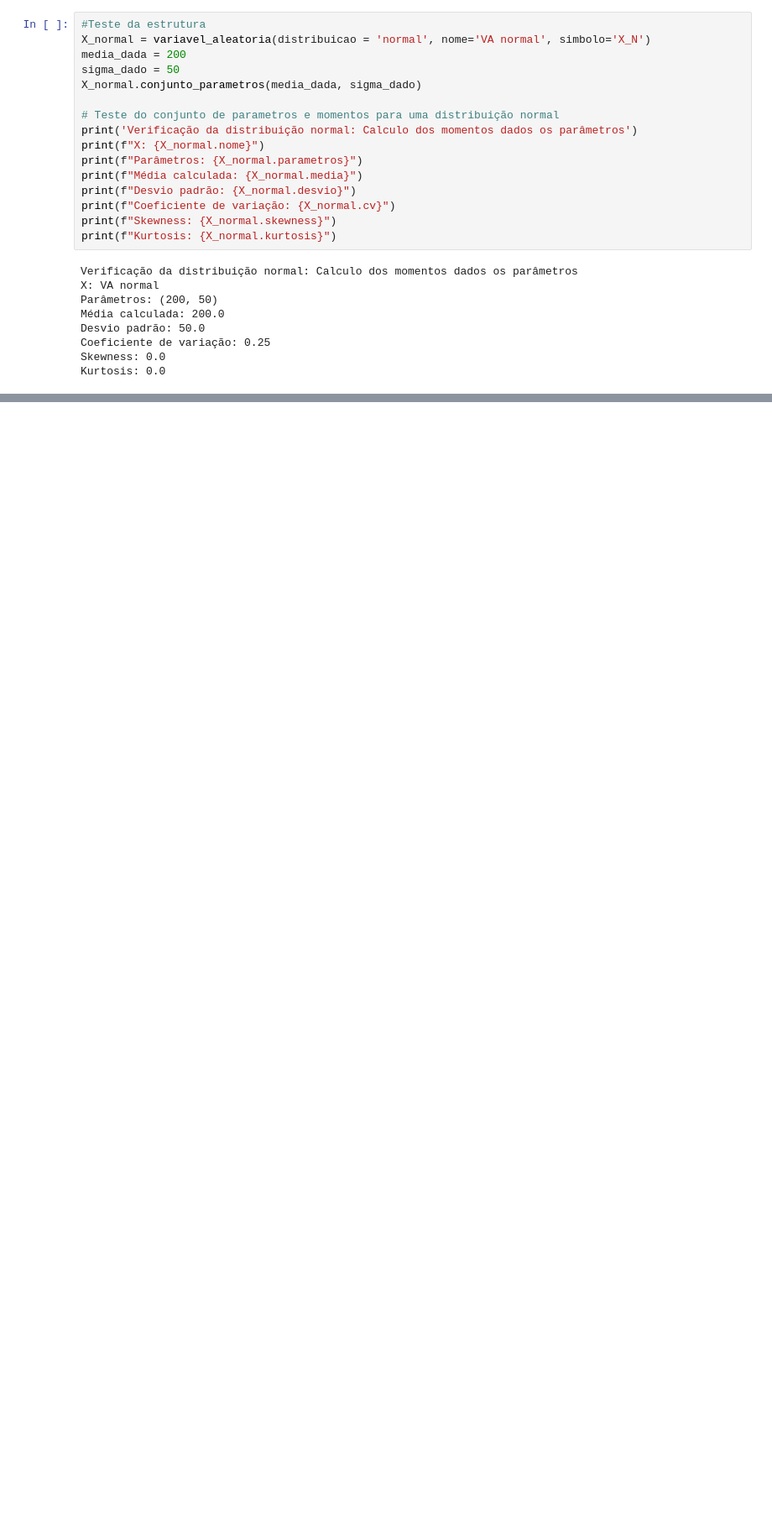
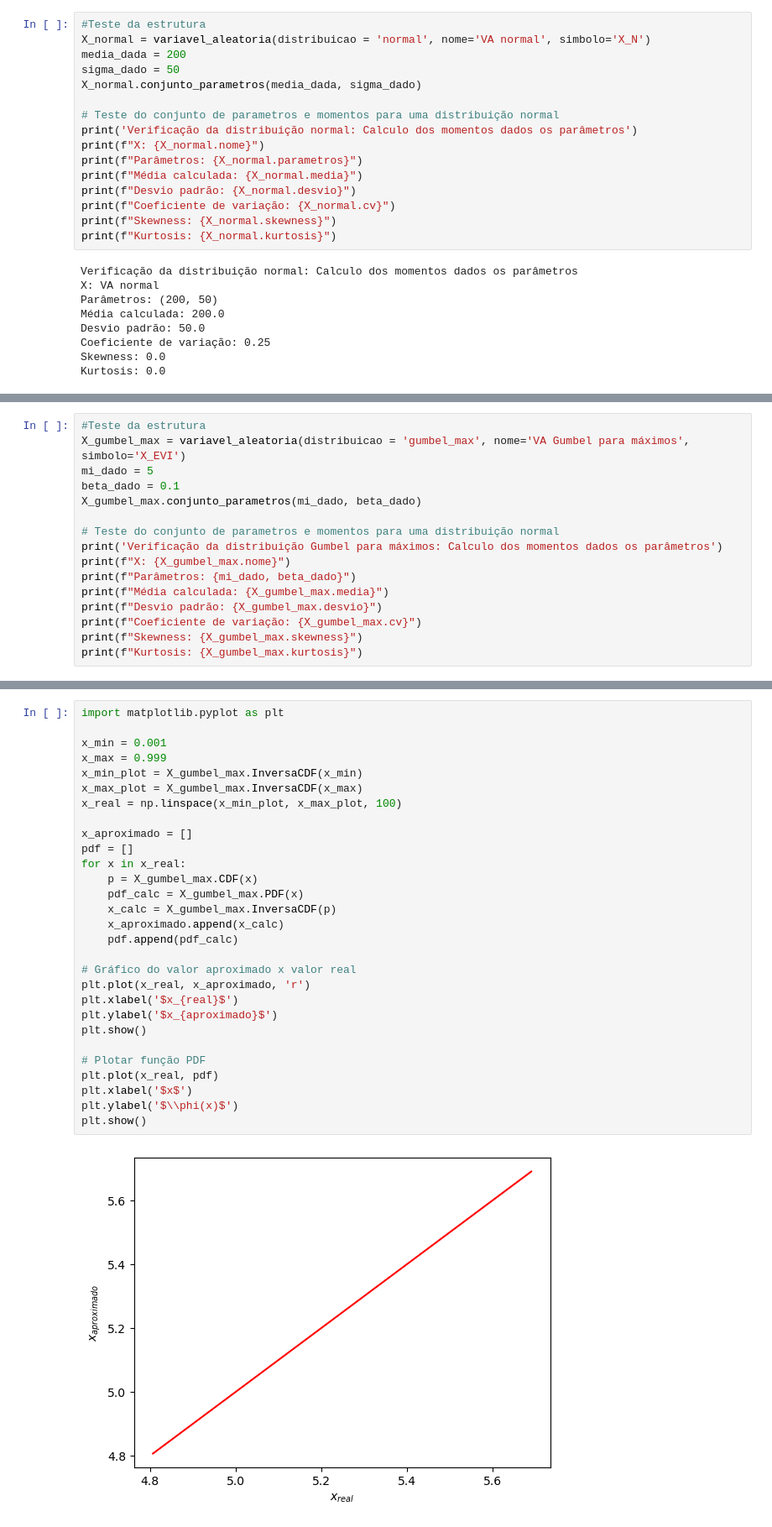
Before and after one commit to Gabrielsssilverio/Confiabilidade, a Jupyter notebook: Lista_tarefas.ipynb, the cells around one changed output, grey strips where cells are left out. Shown at 84% size. Saved outputs shown, nothing was run; the diff lists cells and outputs as text; blank space fills up the shorter version.

```diff
--- a/Lista_tarefas.ipynb
+++ b/Lista_tarefas.ipynb
@@ -307,0 +352,16 @@ x_aproximado
+# %%
+#Teste da estrutura
+X_gumbel_max = variavel_aleatoria(distribuicao = 'gumbel_max', nome='VA Gumbel para máximos', simbolo='X_EVI')
+mi_dado = 5
+beta_dado = 0.1
+X_gumbel_max.conjunto_parametros(mi_dado, beta_dado)
+
+# Teste do conjunto de parametros e momentos para uma distribuição normal
+print('Verificação da distribuição Gumbel para máximos: Calculo dos momentos dados os parâmetros')
+print(f"X: {X_gumbel_max.nome}")
+print(f"Parâmetros: {mi_dado, beta_dado}")
+print(f"Média calculada: {X_gumbel_max.media}")
+print(f"Desvio padrão: {X_gumbel_max.desvio}")
+print(f"Coeficiente de variação: {X_gumbel_max.cv}")
+print(f"Skewness: {X_gumbel_max.skewness}")
+print(f"Kurtosis: {X_gumbel_max.kurtosis}")
@@ -307,0 +379,31 @@ x_aproximado
+# %%
+import matplotlib.pyplot as plt
+
+x_min = 0.001
+x_max = 0.999
+x_min_plot = X_gumbel_max.InversaCDF(x_min)
+x_max_plot = X_gumbel_max.InversaCDF(x_max)
+x_real = np.linspace(x_min_plot, x_max_plot, 100)
+
+x_aproximado = []
+pdf = []
+for x in x_real:
+    p = X_gumbel_max.CDF(x)
+    pdf_calc = X_gumbel_max.PDF(x)
+    x_calc = X_gumbel_max.InversaCDF(p)
+    x_aproximado.append(x_calc)
+    pdf.append(pdf_calc)
+
+# Gráfico do valor aproximado x valor real
+plt.plot(x_real, x_aproximado, 'r')
+plt.xlabel('$x_{real}$')
+plt.ylabel('$x_{aproximado}$')
+plt.show()
+
+# Plotar função PDF
+plt.plot(x_real, pdf)
+plt.xlabel('$x$')
+plt.ylabel('$\\phi(x)$')
+plt.show()
+# %% [output]
+[figure, added]
```
Also changed, not shown: parts of 15 cells of this notebook.
